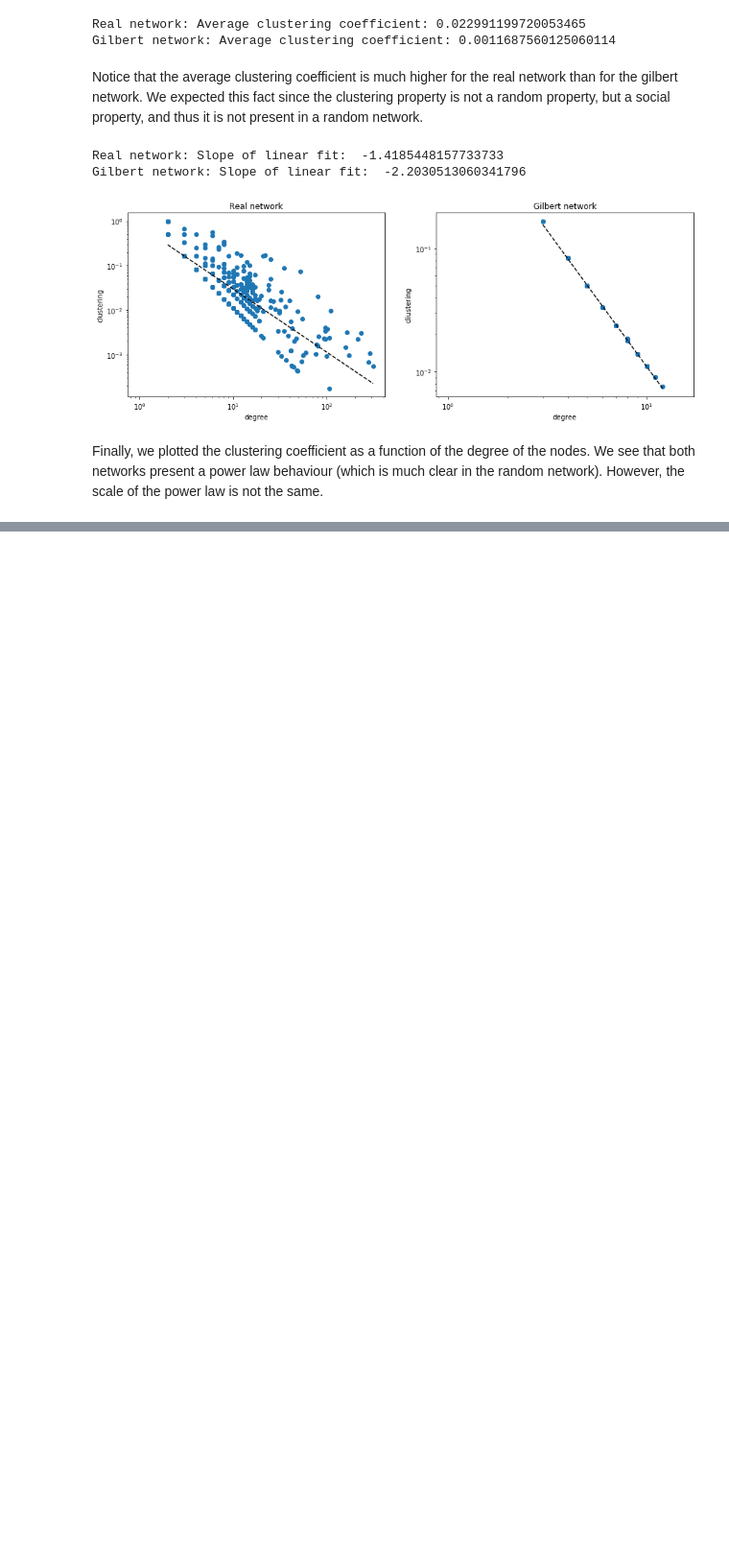
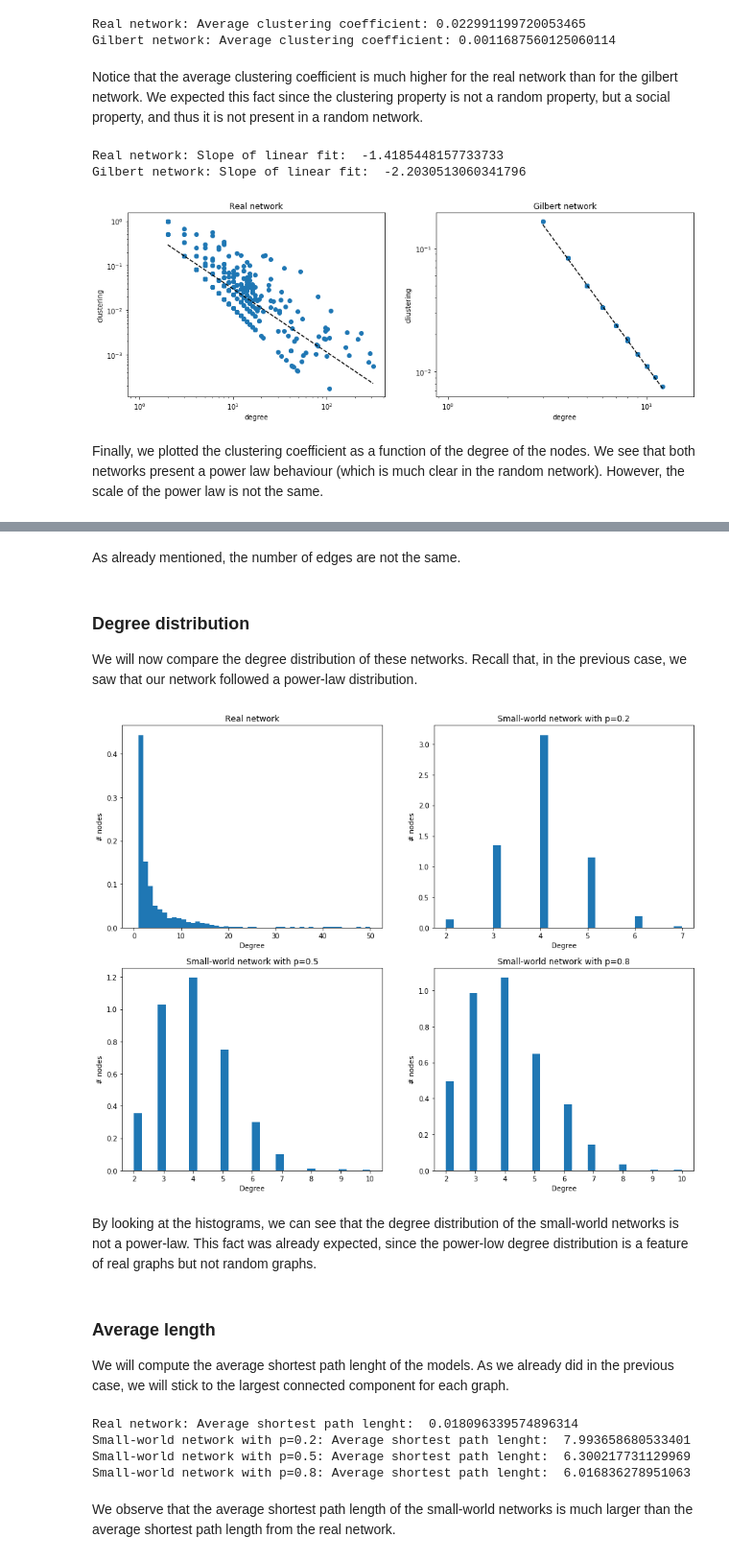
Before and after one commit to NuriaSF/ComplexNetworks, a Jupyter notebook: maayan-figeys/7_Network_Proteins.ipynb, the cells around one changed output, grey strips where cells are left out. Shown at 96% size. Cells and saved outputs as stored; diff of their text form; code cells hidden in the pictures; blank space fills up the shorter version.

```diff
--- a/maayan-figeys/7_Network_Proteins.ipynb
+++ b/maayan-figeys/7_Network_Proteins.ipynb
@@ -306,0 +363,71 @@ Finally, we plotted the clustering coefficient as a function of the degree of th
+# %% [markdown]
+As already mentioned, the number of edges are not the same.
+# %% [markdown]
+### Degree distribution
+
+We will now compare the degree distribution of these networks. Recall that, in the previous case, we saw that our network followed a power-law distribution.
+# %%
+#Real network
+f, (ax1, ax2) = plt.subplots(2, 2,figsize=(15,12))
+degrees = dict(G.degree()).values()
+degree_hist = ax1[0].hist(list(degrees), 50, range=(0,50), density=True)
+ax1[0].set_xlabel('Degree')
+ax1[0].set_ylabel('# nodes')
+ax1[0].set_title('Real network')
+
+
+#Small-world networks
+degrees_SmWd_1 = sorted([d for n, d in G_SmWd_1.degree()], reverse=True)
+degree_hist_SmWd_1 = ax1[1].hist(list(degrees_SmWd_1), 30 , density=True)
+ax1[1].set_xlabel('Degree')
+ax1[1].set_ylabel('# nodes')
+ax1[1].set_title('Small-world network with p=0.2')
+
+degrees_SmWd_2 = sorted([d for n, d in G_SmWd_2.degree()], reverse=True)
+degree_hist_SmWd_2 = ax2[0].hist(list(degrees_SmWd_2), 30 , density=True)
+ax2[0].set_xlabel('Degree')
+ax2[0].set_ylabel('# nodes')
+ax2[0].set_title('Small-world network with p=0.5')
+
+degrees_SmWd_3 = sorted([d for n, d in G_SmWd_3.degree()], reverse=True)
+degree_hist_SmWd_3 = ax2[1].hist(list(degrees_SmWd_3), 30 , density=True)
+ax2[1].set_xlabel('Degree')
+ax2[1].set_ylabel('# nodes')
+ax2[1].set_title('Small-world network with p=0.8')
+
+
+plt.show()
+# %% [output]
+[figure, added]
+# %% [markdown]
+By looking at the histograms, we can see that the degree distribution of the small-world networks is not a power-law. This fact was already expected, since the power-low degree distribution is a feature of real graphs but not random graphs.
+# %% [markdown]
+### Average length
+
+We will compute the average shortest path lenght of the models. As we already did in the previous case, we will stick to the largest connected component for each graph.
+# %%
+#our network
+largest_cc = max(nx.weakly_connected_components(G), key=len)
+G_con = G.subgraph(largest_cc)
+
+#Small-world networks
+largest_cc_SmWd_1 = max(nx.connected_components(G_SmWd_1), key=len)
+G_con_SmWd_1 = G_SmWd_1.subgraph(largest_cc_SmWd_1)
+
+largest_cc_SmWd_2 = max(nx.connected_components(G_SmWd_2), key=len)
+G_con_SmWd_2 = G_SmWd_2.subgraph(largest_cc_SmWd_2)
+
+largest_cc_SmWd_3 = max(nx.connected_components(G_SmWd_3), key=len)
+G_con_SmWd_3 = G_SmWd_3.subgraph(largest_cc_SmWd_3)
+
+print('Real network: Average shortest path lenght: ', nx.average_shortest_path_length(G_con))
+print('Small-world network with p=0.2: Average shortest path lenght: ', nx.average_shortest_path_length(G_con_SmWd_1))
+print('Small-world network with p=0.5: Average shortest path lenght: ', nx.average_shortest_path_length(G_con_SmWd_2))
+print('Small-world network with p=0.8: Average shortest path lenght: ', nx.average_shortest_path_length(G_con_SmWd_3))
+# %% [output]
+Real network: Average shortest path lenght:  0.018096339574896314
+Small-world network with p=0.2: Average shortest path lenght:  7.993658680533401
+Small-world network with p=0.5: Average shortest path lenght:  6.300217731129969
+Small-world network with p=0.8: Average shortest path lenght:  6.016836278951063
+# %% [markdown]
+We observe that the average shortest path length of the small-world networks is much larger than the average shortest path length from the real network.
```
Also changed, not shown: parts of 43 cells of this notebook.
